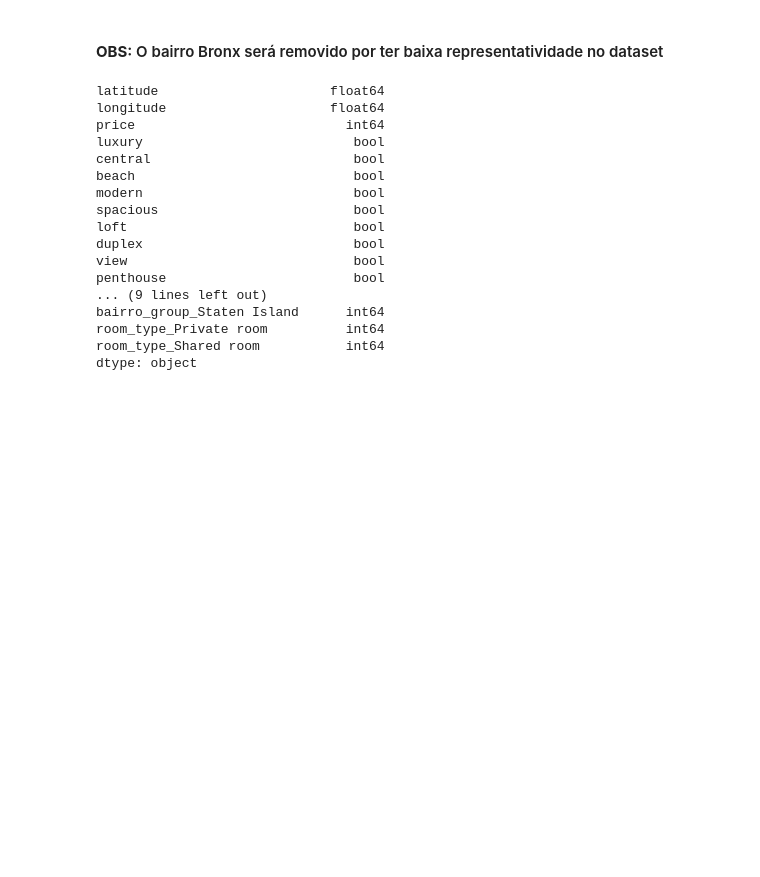
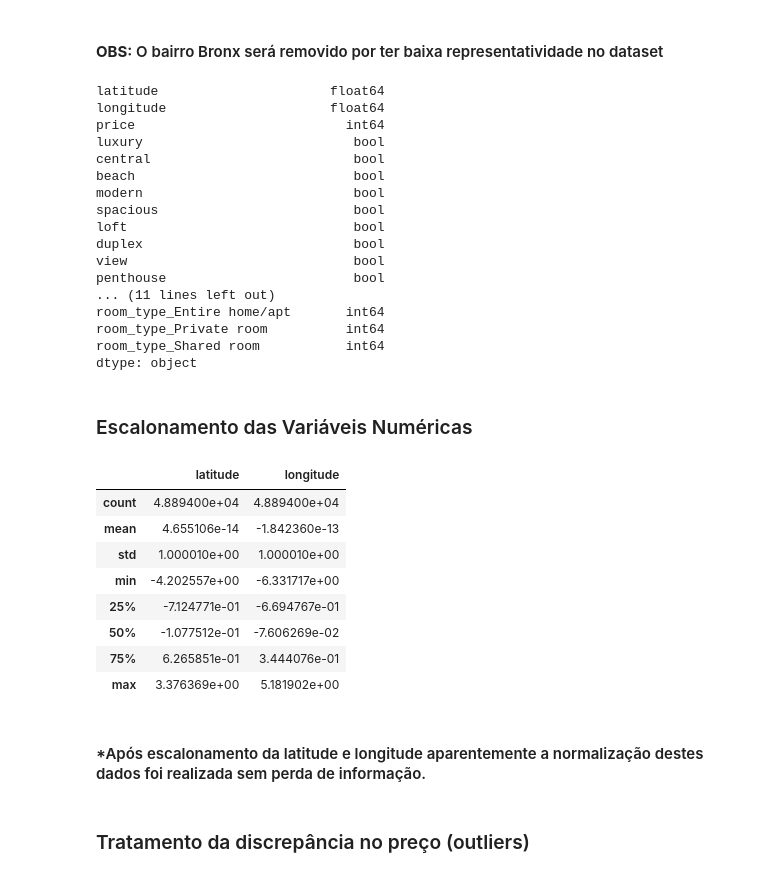
Before and after one commit to rafaeloliveiralopes/rental_price_prevision_model, a Jupyter notebook: rent_price_model_pred.ipynb, the cells around one changed output. Saved outputs shown, nothing was run; the diff lists cells and outputs as text; code cells hidden in the pictures; blank space fills up the shorter version.

```diff
--- a/rent_price_model_pred.ipynb
+++ b/rent_price_model_pred.ipynb
@@ -466,7 +402,7 @@ dtype: object
 # %% [markdown]
 ### Transformação do conteúdo das colunas restantes do tipo object para o tipo inteiro (0 ou 1)
 # %%
-raw_data = pd.get_dummies(raw_data, columns = ["bairro_group", "room_type"], drop_first =True, dtype= int)
+raw_data = pd.get_dummies(raw_data, columns = ["bairro_group", "room_type"], drop_first =False, dtype= int)
 print(raw_data.dtypes)
 # %% [output]
 latitude                      float64
@@ -513,8 +449,30 @@ loft                             bool
 duplex                           bool
 view                             bool
 penthouse                        bool
-... (9 lines left out)
-bairro_group_Staten Island      int64
+... (11 lines left out)
+room_type_Entire home/apt       int64
 room_type_Private room          int64
 room_type_Shared room           int64
 dtype: object
+# %% [markdown]
+### Escalonamento das Variáveis Numéricas
+# %%
+numeric_features = ["latitude", "longitude"]
+scaler = StandardScaler()
+raw_data[numeric_features] = scaler.fit_transform(raw_data[numeric_features])
+# %%
+raw_data[numeric_features].describe()
+# %% [output]
+|  | latitude | longitude |
+| count | 4.889400e+04 | 4.889400e+04 |
+| mean | 4.655106e-14 | -1.842360e-13 |
+| std | 1.000010e+00 | 1.000010e+00 |
+| min | -4.202557e+00 | -6.331717e+00 |
+| 25% | -7.124771e-01 | -6.694767e-01 |
+| 50% | -1.077512e-01 | -7.606269e-02 |
+| 75% | 6.265851e-01 | 3.444076e-01 |
+| max | 3.376369e+00 | 5.181902e+00 |
+# %% [markdown]
+#### *Após escalonamento da latitude e longitude aparentemente a normalização destes dados foi realizada sem perda de informação.
+# %% [markdown]
+### Tratamento da discrepância no preço (outliers)
```
Also changed, not shown: parts of 53 cells of this notebook.
